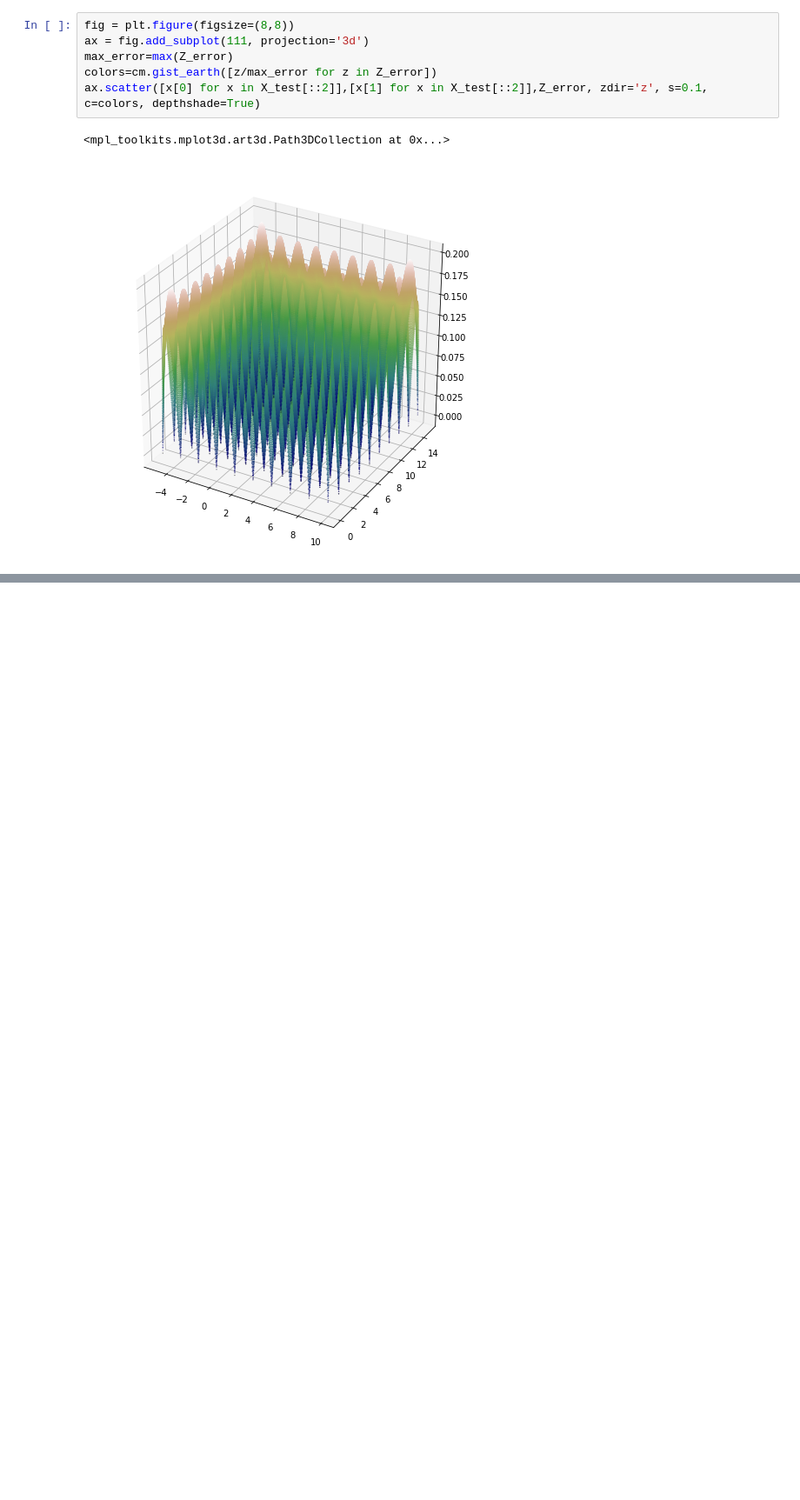
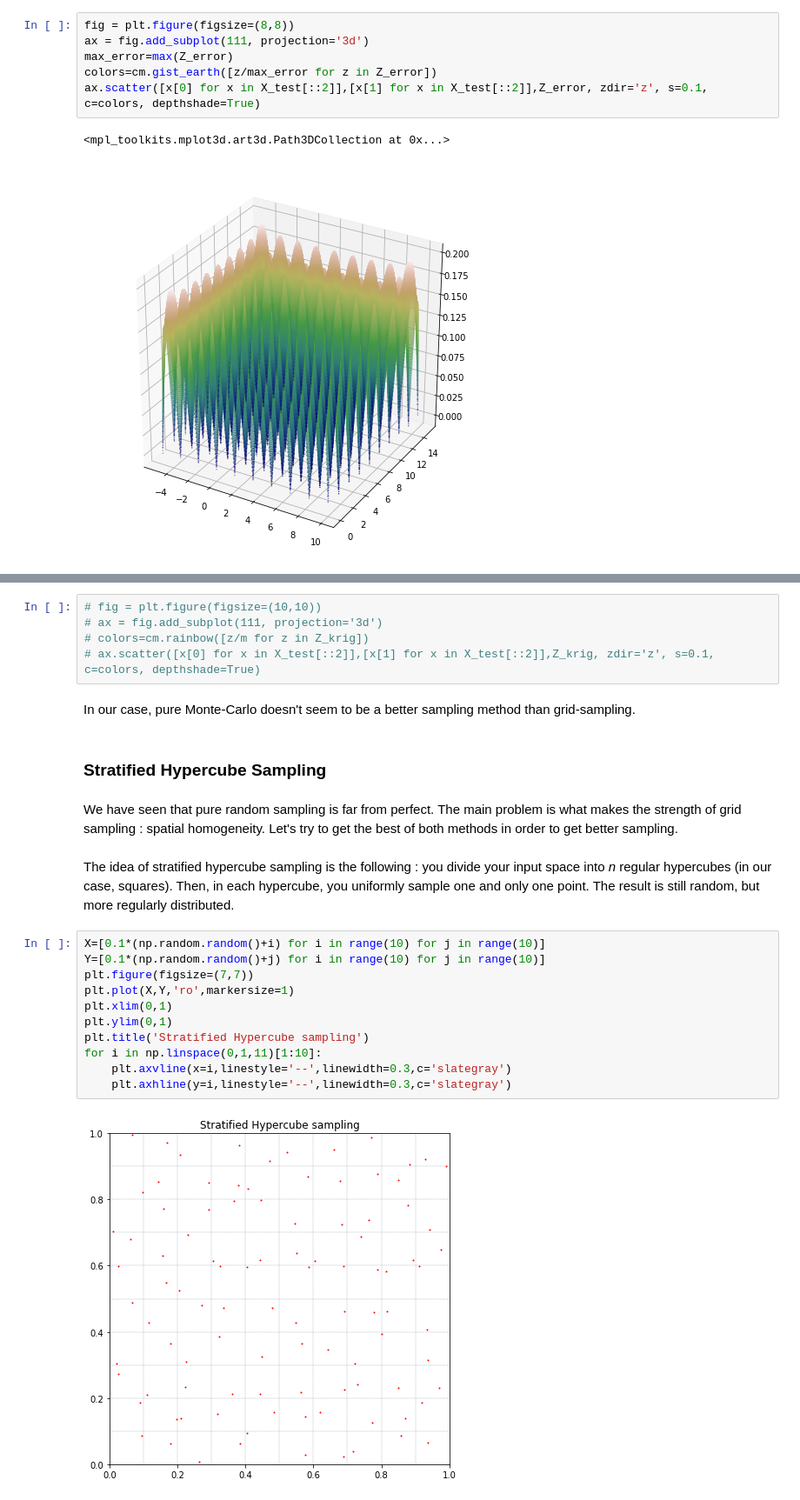
Before and after one commit to yapa-loulou/kriging, a Jupyter notebook: Kriging.ipynb, the cells around one changed output, grey strips where cells are left out. Shown at 87% size. Saved outputs shown, nothing was run; the diff lists cells and outputs as text; blank space fills up the shorter version.

```diff
--- a/Kriging.ipynb
+++ b/Kriging.ipynb
@@ -404,0 +460,26 @@ X_test[2*next_point],error
+# %%
+# fig = plt.figure(figsize=(10,10))
+# ax = fig.add_subplot(111, projection='3d')
+# colors=cm.rainbow([z/m for z in Z_krig])
+# ax.scatter([x[0] for x in X_test[::2]],[x[1] for x in X_test[::2]],Z_krig, zdir='z', s=0.1, c=colors, depthshade=True)
+# %% [markdown]
+In our case, pure Monte-Carlo doesn't seem to be a better sampling method than grid-sampling.
+# %% [markdown]
+### Stratified Hypercube Sampling
+# %% [markdown]
+We have seen that pure random sampling is far from perfect. The main problem is what makes the strength of grid sampling : spatial homogeneity. Let's try to get the best of both methods in order to get better sampling.
+# %% [markdown]
+The idea of stratified hypercube sampling is the following : you divide your input space into *n* regular hypercubes (in our case, squares). Then, in each hypercube, you uniformly sample one and only one point. The result is still random, but more regularly distributed.
+# %%
+X=[0.1*(np.random.random()+i) for i in range(10) for j in range(10)]
+Y=[0.1*(np.random.random()+j) for i in range(10) for j in range(10)]
+plt.figure(figsize=(7,7))
+plt.plot(X,Y,'ro',markersize=1)
+plt.xlim(0,1)
+plt.ylim(0,1)
+plt.title('Stratified Hypercube sampling')
+for i in np.linspace(0,1,11)[1:10]:
+    plt.axvline(x=i,linestyle='--',linewidth=0.3,c='slategray')
+    plt.axhline(y=i,linestyle='--',linewidth=0.3,c='slategray')
+# %% [output]
+[figure, added]
```
Also changed, not shown: parts of 63 cells of this notebook.
